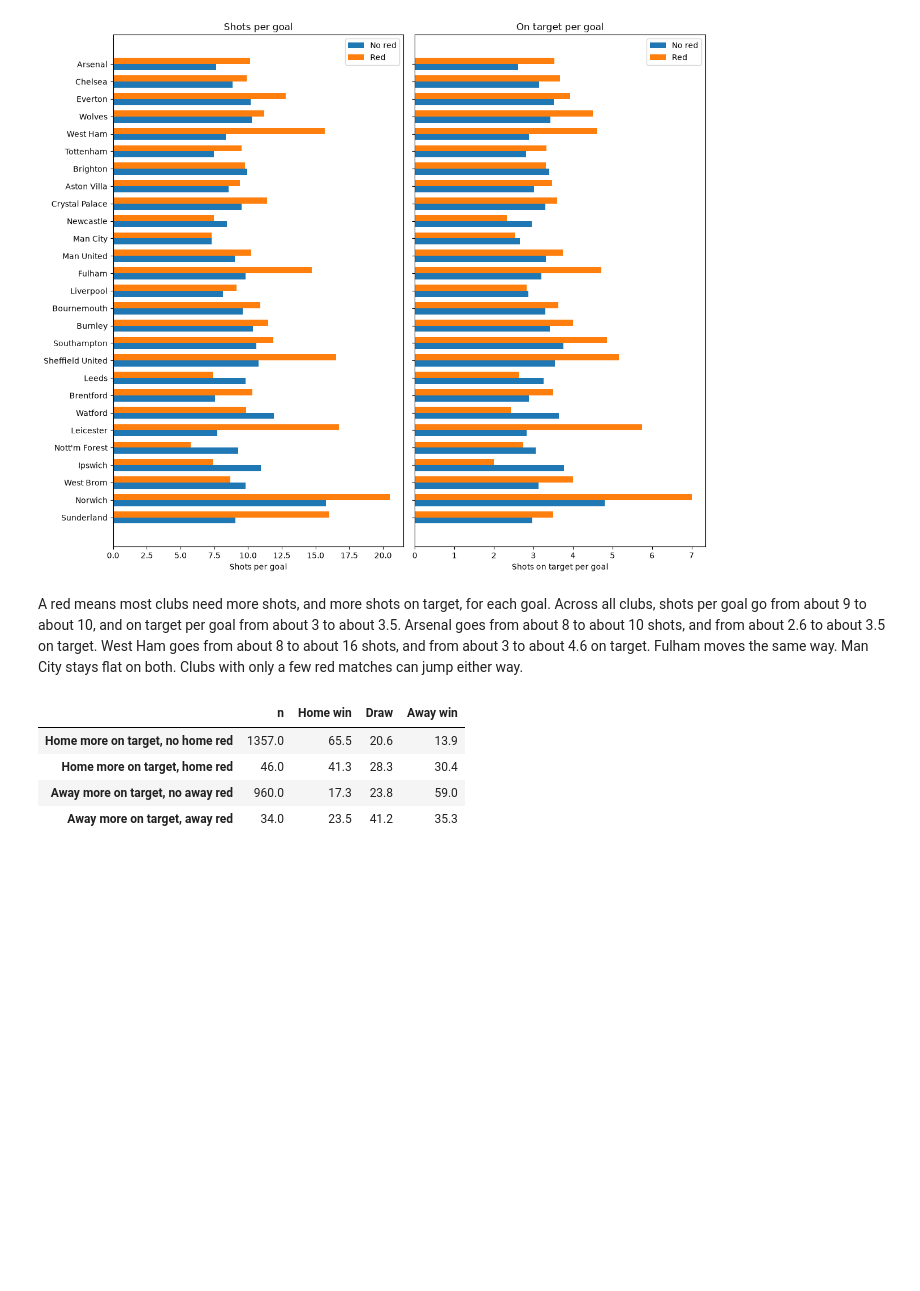
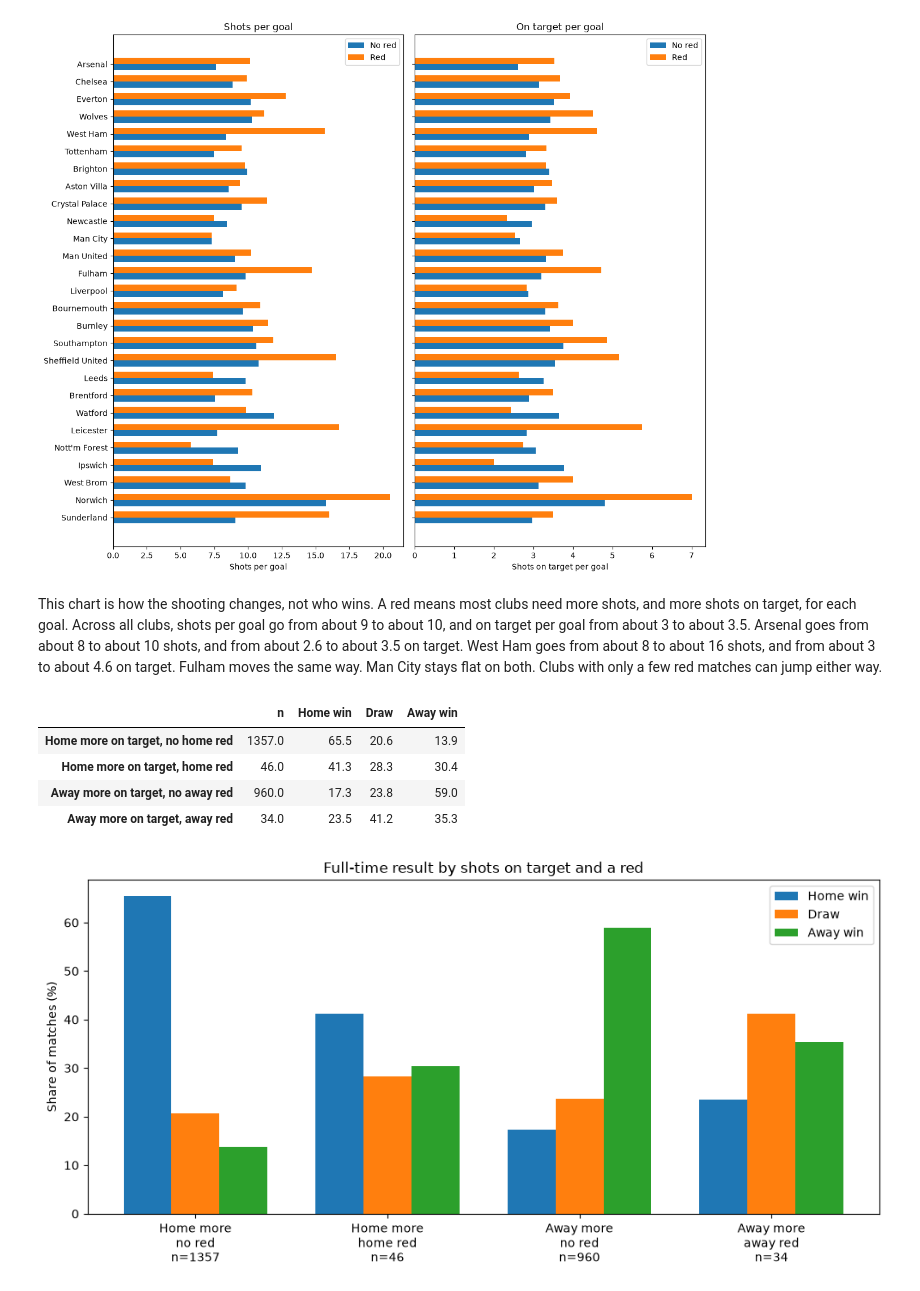
Before and after one commit to kkathait/D501_Final_Project, a Jupyter notebook: red_and_shots.ipynb, the cells around one changed output. Saved outputs shown, nothing was run; the diff lists cells and outputs as text; code cells hidden in the pictures; blank space fills up the shorter version.

```diff
--- a/red_and_shots.ipynb
+++ b/red_and_shots.ipynb
@@ -125,7 +129,7 @@ plt.show()
 # %% [output]
 [figure]
 # %% [markdown]
-A red means most clubs need more shots, and more shots on target, for each goal. Across all clubs, shots per goal go from about 9 to about 10, and on target per goal from about 3 to about 3.5. Arsenal goes from about 8 to about 10 shots, and from about 2.6 to about 3.5 on target. West Ham goes from about 8 to about 16 shots, and from about 3 to about 4.6 on target. Fulham moves the same way. Man City stays flat on both. Clubs with only a few red matches can jump either way.
+This chart is how the shooting changes, not who wins. A red means most clubs need more shots, and more shots on target, for each goal. Across all clubs, shots per goal go from about 9 to about 10, and on target per goal from about 3 to about 3.5. Arsenal goes from about 8 to about 10 shots, and from about 2.6 to about 3.5 on target. West Ham goes from about 8 to about 16 shots, and from about 3 to about 4.6 on target. Fulham moves the same way. Man City stays flat on both. Clubs with only a few red matches can jump either way.
 # %%
 sot = df["HST"] - df["AST"]
 home_red = df["HR"] > 0
@@ -155,3 +159,30 @@ table.round(1)
 | Home more on target, home red | 46.0 | 41.3 | 28.3 | 30.4 |
 | Away more on target, no away red | 960.0 | 17.3 | 23.8 | 59.0 |
 | Away more on target, away red | 34.0 | 23.5 | 41.2 | 35.3 |
+# %%
+import matplotlib.pyplot as plt
+
+plot_cols = ["Home win", "Draw", "Away win"]
+short = {
+    "Home more on target, no home red": "Home more\nno red",
+    "Home more on target, home red": "Home more\nhome red",
+    "Away more on target, no away red": "Away more\nno red",
+    "Away more on target, away red": "Away more\naway red",
+}
+labels = [f"{short[name]}\nn={int(table.loc[name, 'n'])}" for name in table.index]
+x = range(len(table))
+width = 0.25
+
+fig, ax = plt.subplots(figsize=(10, 5))
+for i, col in enumerate(plot_cols):
+    ax.bar([p + (i - 1) * width for p in x], table[col], width, label=col)
+
+ax.set_xticks(list(x))
+ax.set_xticklabels(labels)
+ax.set_ylabel("Share of matches (%)")
+ax.set_title("Full-time result by shots on target and a red")
+ax.legend()
+fig.tight_layout()
+plt.show()
+# %% [output]
+[figure, added]
```
Also changed, not shown: parts of 24 cells of this notebook, 3 other files.
